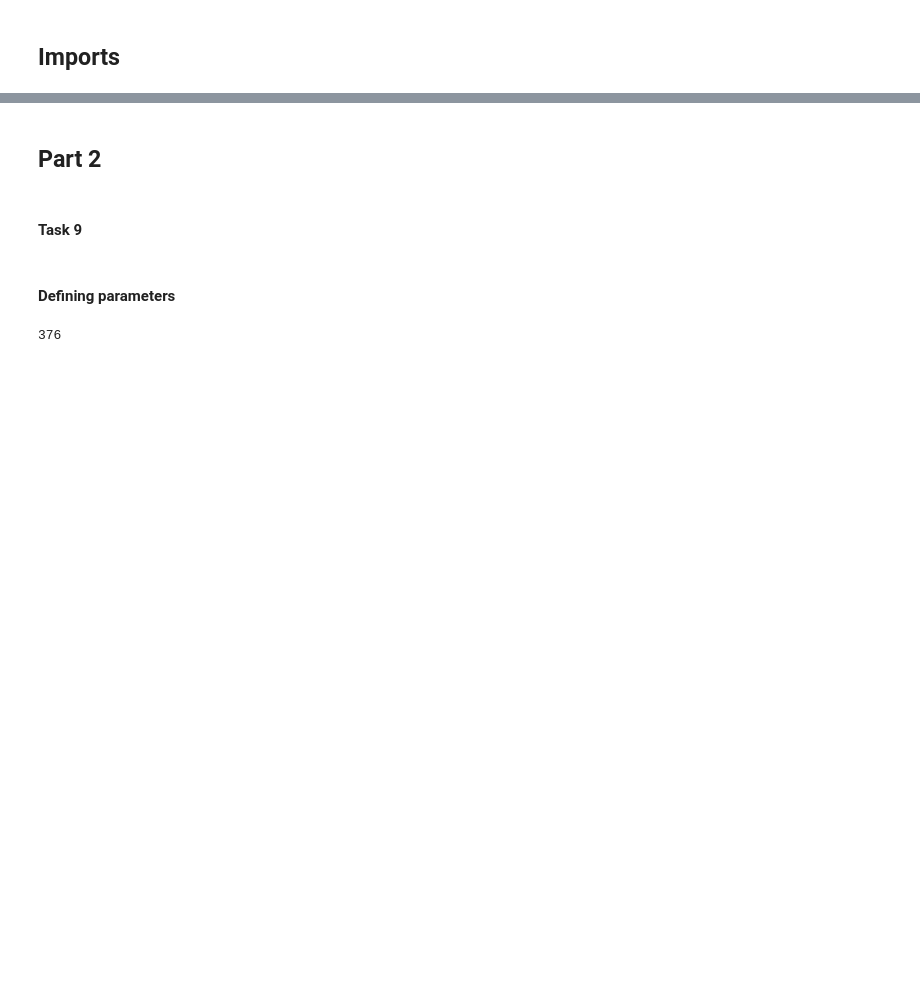
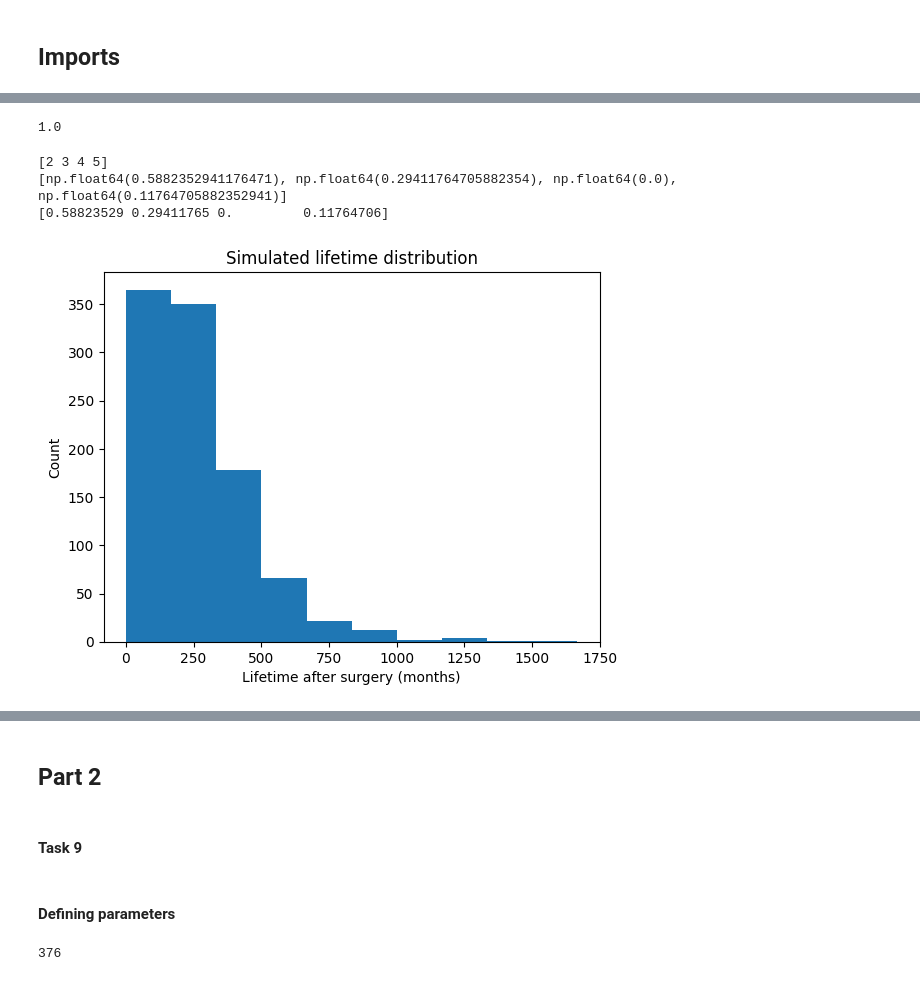
Before and after one commit to evelinaha/02443-Stochastic-Simulation, a Jupyter notebook: project_1/Part2.ipynb, the cells around one changed output, grey strips where cells are left out. Saved outputs shown, nothing was run; the diff lists cells and outputs as text; code cells hidden in the pictures; blank space fills up the shorter version.

```diff
--- a/project_1/Part2.ipynb
+++ b/project_1/Part2.ipynb
@@ -7,0 +12,79 @@ import scipy.linalg as linalg
+# %%
+Q = np.array([[-0.0085,0.005,0.0025,0,0.001],
+                  [0,-0.014,0.005,0.004,0.005],
+                  [0,0,-0.008,0.003,0.005],
+                  [0,0,0,-0.009,0.009],
+                  [0,0,0,0,0]])
+
+N,_ = Q.shape
+
+states = np.arange(1,N+1)
+# %%
+#Initially, all in state 1
+
+#Time in state 1
+t_state = np.random.exponential(scale = 1/-Q[0][0])
+
+#Probabilities for jumping to next states (1->2,1->3,1->4,1->5)
+probs = np.array([-Q[0][1]/Q[0][0],-Q[0][2]/Q[0][0],-Q[0][3]/Q[0][0],-Q[0][4]/Q[0][0]])
+
+print(np.sum(probs)) # Test if they sum to 1
+# %% [output]
+1.0
+# %%
+s = 1
+
+#Next state will be
+s_pos = np.delete(states,s-1)
+
+print(s_pos)
+
+probs = []
+for x in s_pos:
+    probs.append(-Q[s-1][x-1]/Q[s-1][s-1])
+
+print(probs)
+
+probs = np.array([-Q[s-1][s]/Q[s-1][s-1],-Q[s-1][s+1]/Q[s-1][s-1],-Q[s-1][s+2]/Q[s-1][s-1],-Q[s-1][s+3]/Q[s-1][s-1]])
+#s_next = np.random.choice(s_pos, p=probs)
+print(probs)
+# %% [output]
+[2 3 4 5]
+[np.float64(0.5882352941176471), np.float64(0.29411764705882354), np.float64(0.0), np.float64(0.11764705882352941)]
+[0.58823529 0.29411765 0.         0.11764706]
+# %%
+def contMarkov(Q):
+    t = 0
+    s = 1
+    track = [(0,1)]
+    while s != 5:
+        t_sojourn = np.random.exponential(scale = 1/-Q[s-1][s-1])
+        t += t_sojourn
+
+        s_pos = np.delete(states,s-1)
+
+        probs = []
+        for x in s_pos:
+            probs.append(-Q[s-1][x-1]/Q[s-1][s-1])
+
+        s_next = int(np.random.choice(s_pos, p=probs))
+        s = s_next
+
+        track.append((t, s))
+
+    return t,track
+# %%
+n_women = 1000
+
+results = [contMarkov(Q) for i in range(n_women)]
+
+lifetimes = np.array([t for t,track in results])
+trackings = [track for t,track in results]
+
+plt.hist(lifetimes)
+plt.xlabel("Lifetime after surgery (months)")
+plt.ylabel("Count")
+plt.title("Simulated lifetime distribution")
+plt.show()
+# %% [output]
+[figure, added]
```
Also changed, not shown: parts of 8 cells of this notebook.
